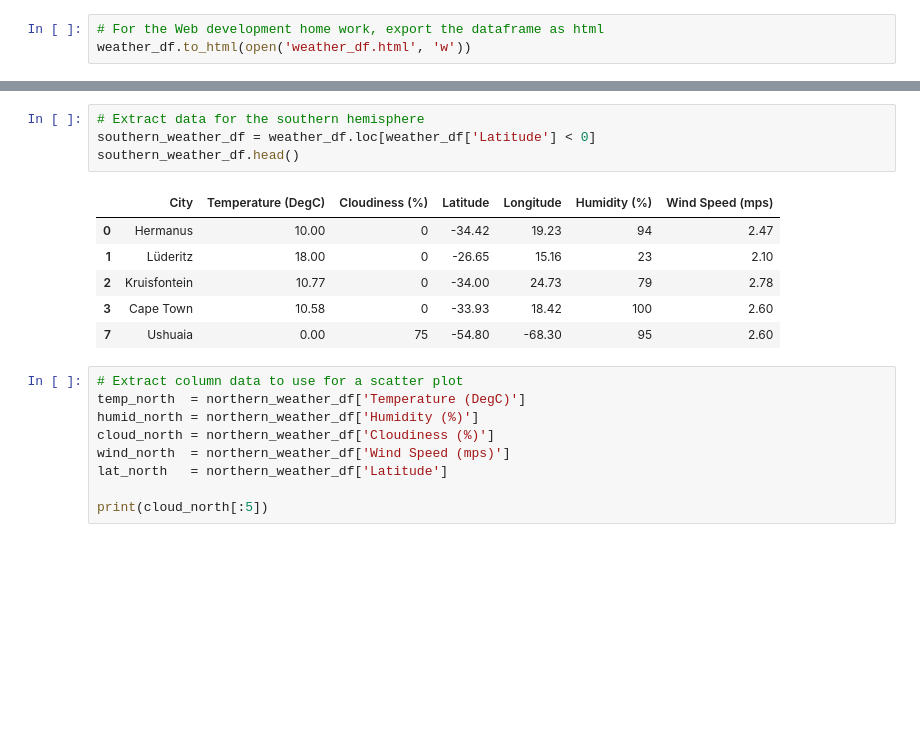
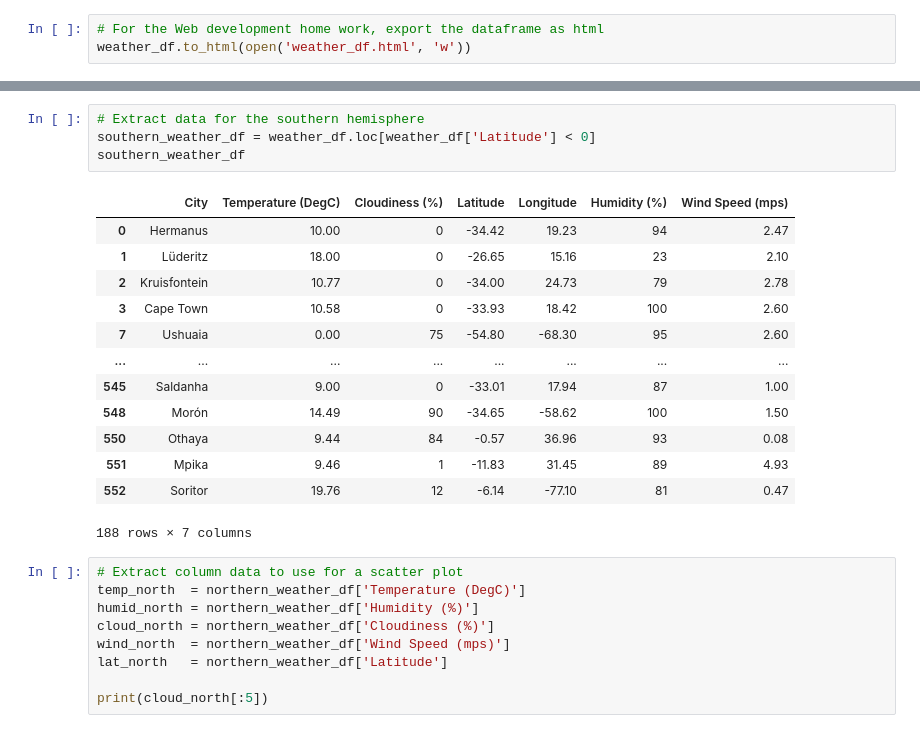
Before and after one commit to IrinaUX/Web-Design-Challenge, a Jupyter notebook: WebVisualizations/WeatherPy/WeatherPy-Copy2.ipynb, the cells around one changed output, grey strips where cells are left out. Cells and saved outputs as stored; diff of their text form; blank space fills up the shorter version.

```diff
--- a/WebVisualizations/WeatherPy/WeatherPy-Copy2.ipynb
+++ b/WebVisualizations/WeatherPy/WeatherPy-Copy2.ipynb
@@ -167,14 +174,21 @@ northern_weather_df.head()
 # %%
 # Extract data for the southern hemisphere
 southern_weather_df = weather_df.loc[weather_df['Latitude'] < 0]
-southern_weather_df.head()
+southern_weather_df
 # %% [output]
 |  | City | Temperature (DegC) | Cloudiness (%) | Latitude | Longitude | Humidity (%) | Wind Speed (mps) |
 | 0 | Hermanus | 10.00 | 0 | -34.42 | 19.23 | 94 | 2.47 |
 | 1 | Lüderitz | 18.00 | 0 | -26.65 | 15.16 | 23 | 2.10 |
 | 2 | Kruisfontein | 10.77 | 0 | -34.00 | 24.73 | 79 | 2.78 |
 | 3 | Cape Town | 10.58 | 0 | -33.93 | 18.42 | 100 | 2.60 |
 | 7 | Ushuaia | 0.00 | 75 | -54.80 | -68.30 | 95 | 2.60 |
+| ... | ... | ... | ... | ... | ... | ... | ... |
+| 545 | Saldanha | 9.00 | 0 | -33.01 | 17.94 | 87 | 1.00 |
+| 548 | Morón | 14.49 | 90 | -34.65 | -58.62 | 100 | 1.50 |
+| 550 | Othaya | 9.44 | 84 | -0.57 | 36.96 | 93 | 0.08 |
+| 551 | Mpika | 9.46 | 1 | -11.83 | 31.45 | 89 | 4.93 |
+| 552 | Soritor | 19.76 | 12 | -6.14 | -77.10 | 81 | 0.47 |
+188 rows × 7 columns
 # %%
 # Extract column data to use for a scatter plot
 temp_north  = northern_weather_df['Temperature (DegC)']
```
Also changed, not shown: parts of 1 cell of this notebook, 8 other files.
